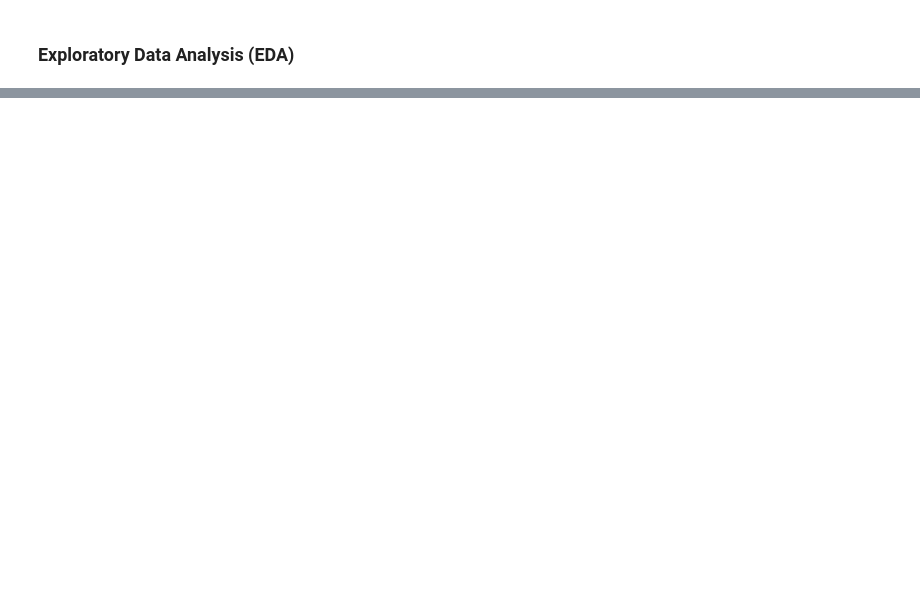
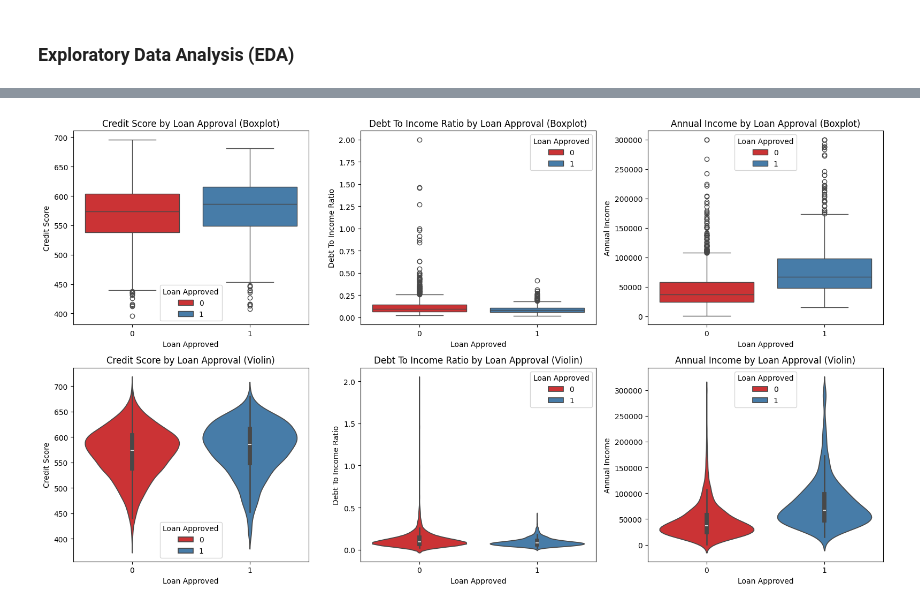
Before and after one commit to pranu-05/Intelligent-Loan-Pricing-ML-Project, a Jupyter notebook: loan_approved_predictor_notebook.ipynb, the cells around one changed output, grey strips where cells are left out. Drawn from its saved outputs; the diff is of its cells as text; code cells hidden in the pictures; blank space fills up the shorter version.

```diff
--- a/loan_approved_predictor_notebook.ipynb
+++ b/loan_approved_predictor_notebook.ipynb
@@ -165,0 +377,22 @@ df["Education Level"].value_counts()
+# %%
+# Set up figure with 3 columns (one per variable)
+fig, axes = plt.subplots(2, 3, figsize=(16, 9))
+
+variables = ['Credit Score', 'Debt To Income Ratio', 'Annual Income']
+
+# Row 1: Boxplots
+for i, var in enumerate(variables):
+    sns.boxplot(data=df, x='Loan Approved', y=var, ax=axes[0, i], hue = 'Loan Approved', palette='Set1')
+    axes[0, i].set_title(f'{var} by Loan Approval (Boxplot)')
+    axes[0, i].set_xlabel('Loan Approved')
+
+# Row 2: Violin plots
+for i, var in enumerate(variables):
+    sns.violinplot(data=df, x='Loan Approved', y=var, ax=axes[1, i], hue = 'Loan Approved', palette='Set1')
+    axes[1, i].set_title(f'{var} by Loan Approval (Violin)')
+    axes[1, i].set_xlabel('Loan Approved')
+
+plt.tight_layout()
+plt.show()
+# %% [output]
+[figure, added]
```
Also changed, not shown: parts of 24 cells of this notebook.
